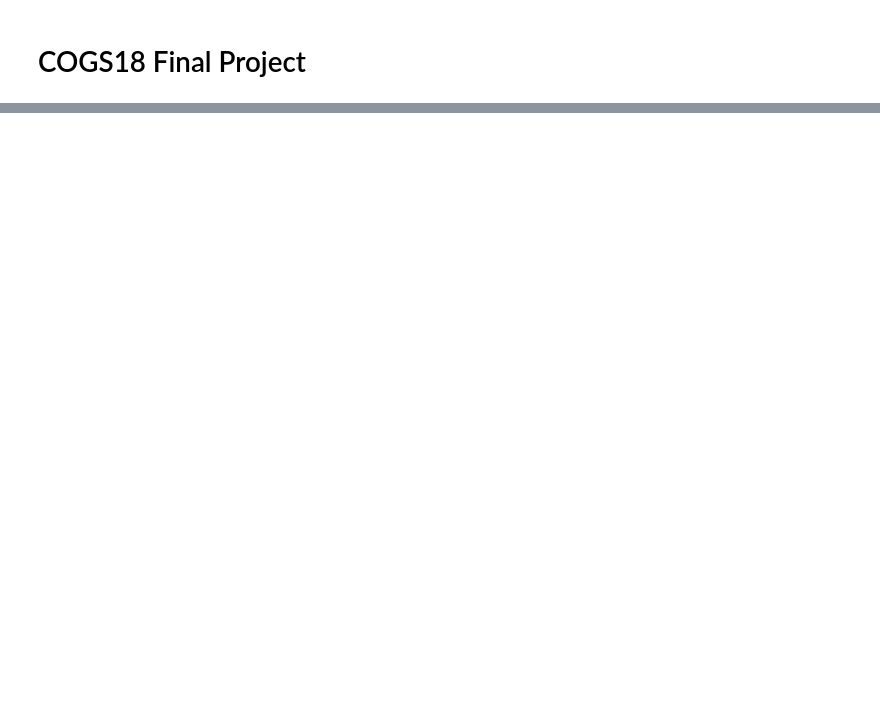
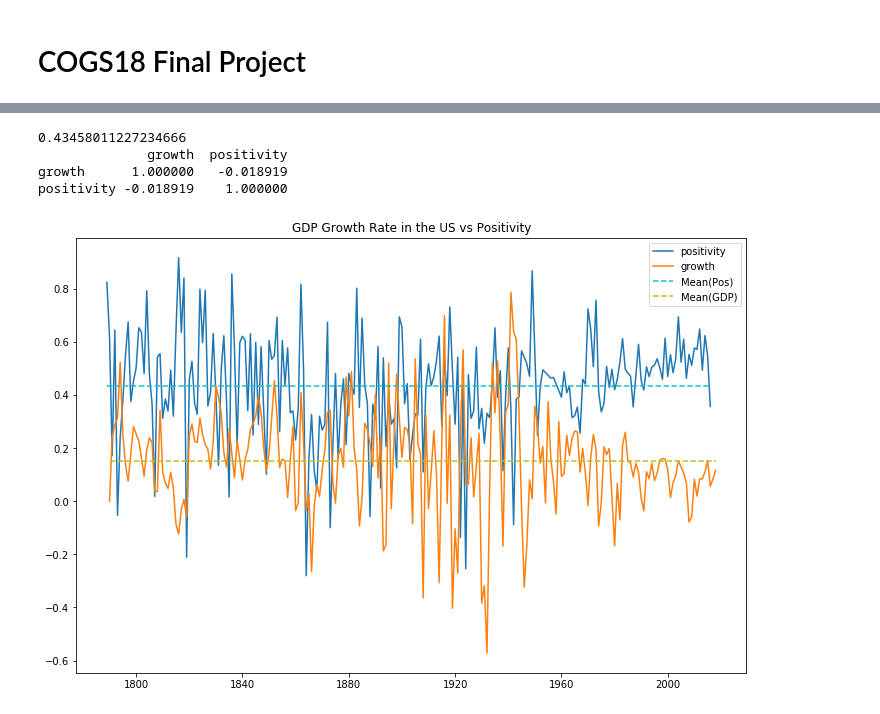
Before and after one commit to Surfincolin/positive-speak, a Jupyter notebook: PositiveSpeak.ipynb, the cells around one changed output, grey strips where cells are left out. Cells and saved outputs as stored; diff of their text form; code cells hidden in the pictures; blank space fills up the shorter version.

```diff
--- a/PositiveSpeak.ipynb
+++ b/PositiveSpeak.ipynb
@@ -207,0 +253,37 @@ file: ./data/Corpus of Presidential Speeches/gwbush/gwbush_speeches_037.txt
+# %%
+# positivity_df.sort_values(by=['positivity'])
+growth = gdp_df[['Year', 'growth']]
+growth = growth.rename(columns = {'Year':'date'})
+
+speech = positivity_df[['date', 'positivity']]
+speech = speech.groupby(speech.date.dt.year)['positivity'].mean().reset_index()
+speech['date'] = convert_year_int_to_date(speech['date'])
+
+both = growth.merge(speech)
+pos_mean = speech['positivity'].mean()
+gdp_mean = growth['growth'].mean()
+print(mean)
+def mean_it(item, i_mean):
+    return item - i_mean
+
+print(both.corr())
+# speech['positivity'] = speech['positivity'].apply(mean_it, args=(pos_mean,))
+# growth['growth'] = growth['growth'].apply(mean_it, args=(pos_mean,))
+
+y_pos_mean = [pos_mean]*len(speech['date'])
+y_gdp_mean = [gdp_mean]*len(growth['date'])
+
+plt.plot('date', 'positivity', data= speech.sort_values(by=['date']))
+plt.plot('date', 'growth', data=growth)
+plt.plot(speech['date'], y_pos_mean, label='Mean(Pos)', linestyle='--', color='C9')
+plt.plot(growth['date'], y_gdp_mean, label='Mean(GDP)', linestyle='--', color='C8')
+plt.title('GDP Growth Rate in the US vs Positivity')
+plt.legend()
+# plt.xlim([datetime.date(1850, 1, 1), datetime.date(1900, 12, 31)])
+plt.show()
+# %% [output]
+0.43458011227234666
+              growth  positivity
+growth      1.000000   -0.018919
+positivity -0.018919    1.000000
+[figure, added]
```
Also changed, not shown: parts of 8 cells of this notebook.
